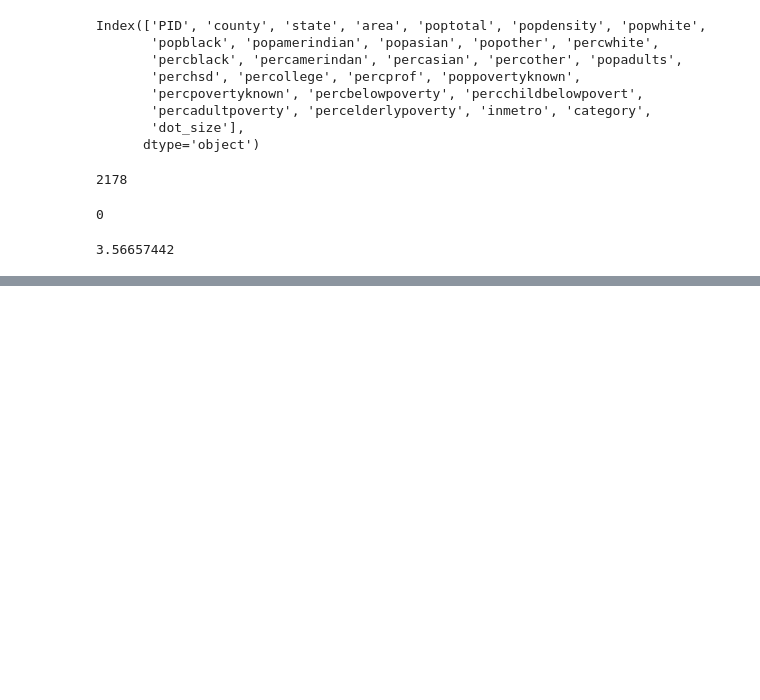
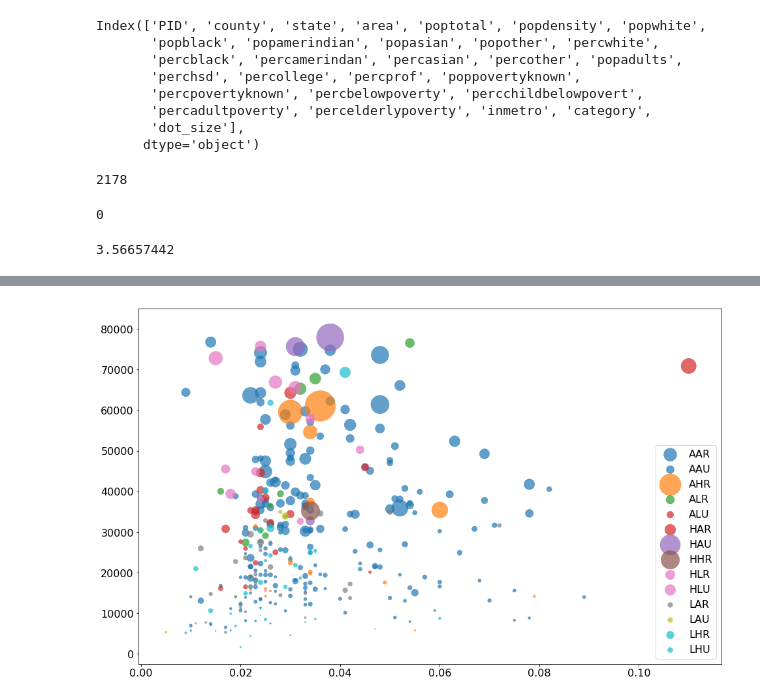
Before and after one commit to appbanana/MachineLearningAction, a Jupyter notebook: 可视化/01- 散点图 &气泡图.ipynb, the cells around one changed output, grey strips where cells are left out. Drawn from its saved outputs; the diff is of its cells as text; code cells hidden in the pictures; blank space fills up the shorter version.

```diff
--- a/可视化/01- 散点图 &气泡图.ipynb
+++ b/可视化/01- 散点图 &气泡图.ipynb
@@ -746,0 +795,17 @@ midwest.percasian.max()
+# %%
+# 使用另外一种方法绘画气泡图
+plt.figure(figsize=(16,10))
+
+for i, category in enumerate(categories):
+    plt.scatter('area', 'poptotal',
+                data=midwest.loc[midwest.category == category, :],
+                s='popasian',
+                c=np.array(colors[i]).reshape(1, -1),
+                label=category,
+                alpha=0.7,
+                linewidths=0.5
+               )
+plt.legend()
+plt.show()
+# %% [output]
+[figure, added]
```
Also changed, not shown: parts of 20 cells of this notebook, 1 other file.
